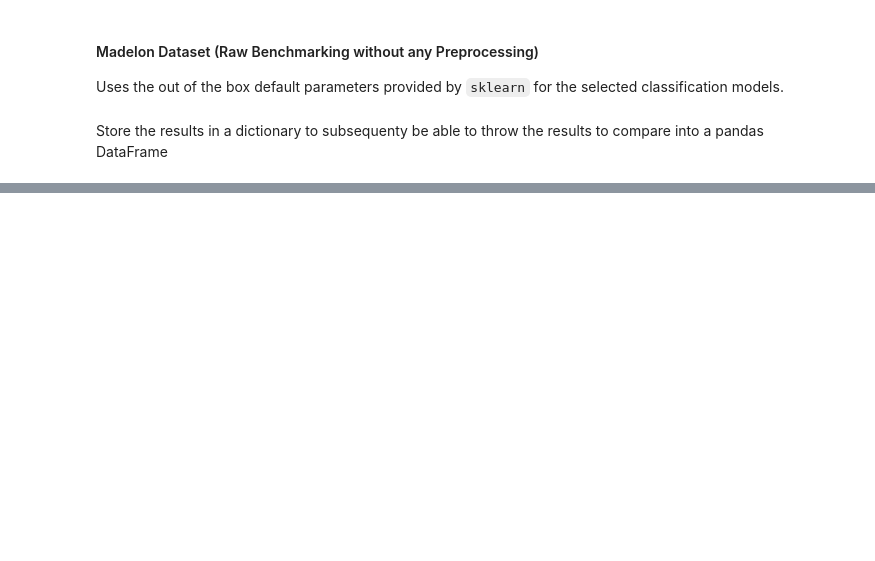
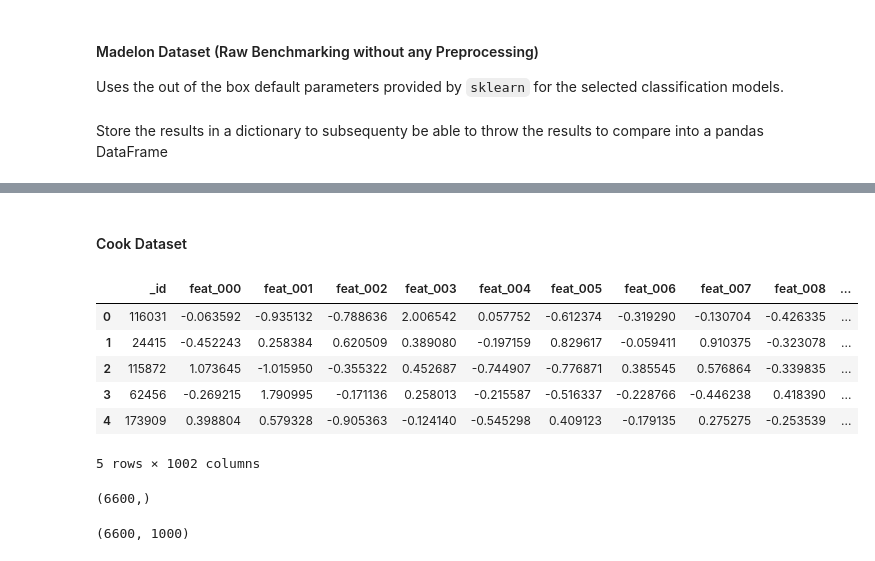
Before and after one commit to godsylla/UCI-Madelon-Dataset, a Jupyter notebook: ipynb/01-Benchmark_Classifiers.ipynb, the cells around one changed output, grey strips where cells are left out. Saved outputs shown, nothing was run; the diff lists cells and outputs as text; code cells hidden in the pictures; blank space fills up the shorter version.

```diff
--- a/ipynb/01-Benchmark_Classifiers.ipynb
+++ b/ipynb/01-Benchmark_Classifiers.ipynb
@@ -116,0 +126,12 @@ raw_y_preds
+# %% [markdown]
+#### Cook Dataset
+# %%
+cook_total_sample.head()
+# %% [output]
+|  | _id | feat_000 | feat_001 | feat_002 | feat_003 | feat_004 | feat_005 | feat_006 | feat_007 | feat_008 | ... |
+| 0 | 116031 | -0.063592 | -0.935132 | -0.788636 | 2.006542 | 0.057752 | -0.612374 | -0.319290 | -0.130704 | -0.426335 | ... |
+| 1 | 24415 | -0.452243 | 0.258384 | 0.620509 | 0.389080 | -0.197159 | 0.829617 | -0.059411 | 0.910375 | -0.323078 | ... |
+| 2 | 115872 | 1.073645 | -1.015950 | -0.355322 | 0.452687 | -0.744907 | -0.776871 | 0.385545 | 0.576864 | -0.339835 | ... |
+| 3 | 62456 | -0.269215 | 1.790995 | -0.171136 | 0.258013 | -0.215587 | -0.516337 | -0.228766 | -0.446238 | 0.418390 | ... |
+| 4 | 173909 | 0.398804 | 0.579328 | -0.905363 | -0.124140 | -0.545298 | 0.409123 | -0.179135 | 0.275275 | -0.253539 | ... |
+5 rows × 1002 columns
@@ -116,0 +141,6 @@ raw_y_preds
+# %%
+display(cook_target.shape)
+display(cook_features.shape)
+# %% [output]
+(6600,)
+(6600, 1000)
```
Also changed, not shown: parts of 16 cells of this notebook, 2 other files.
